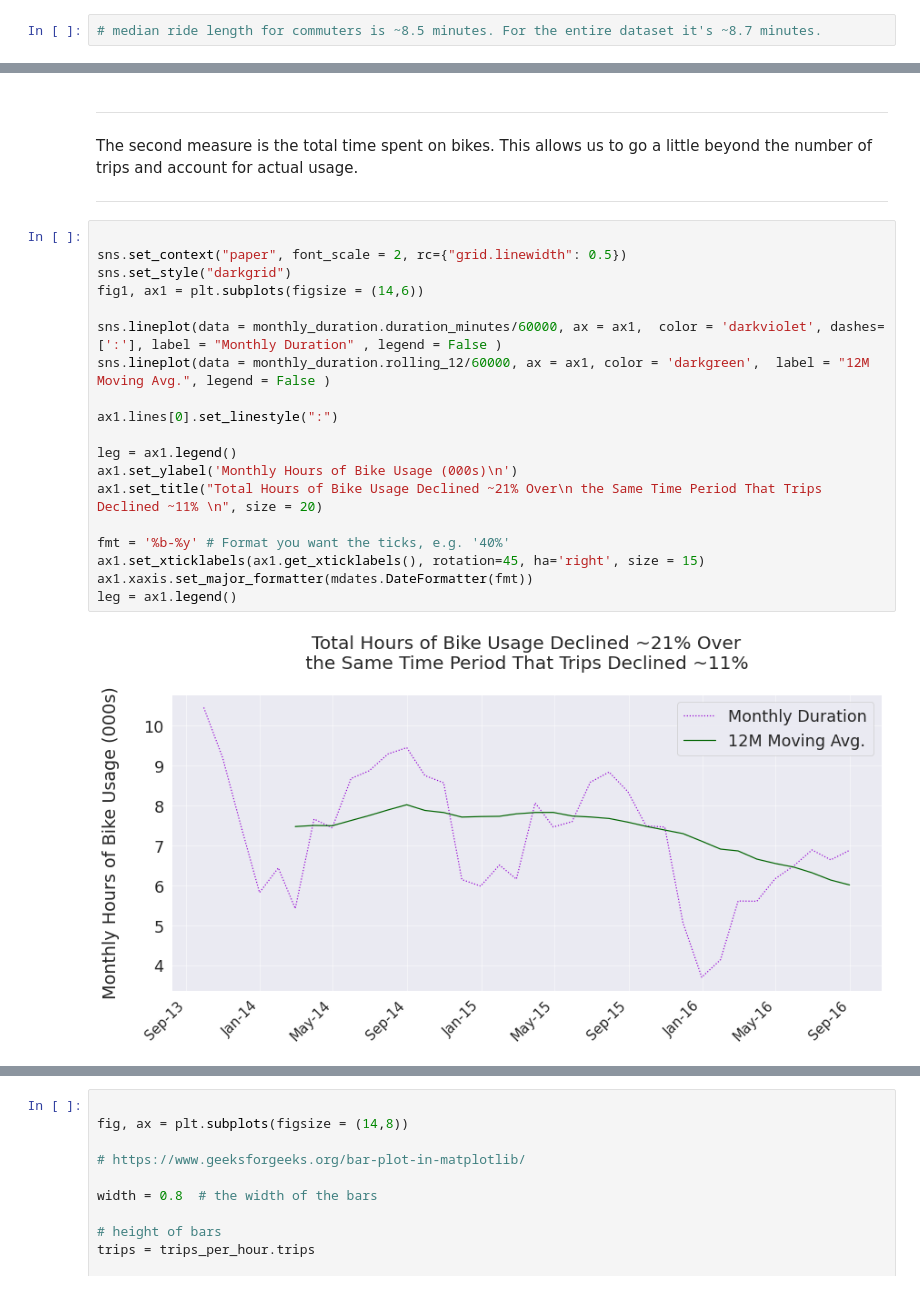
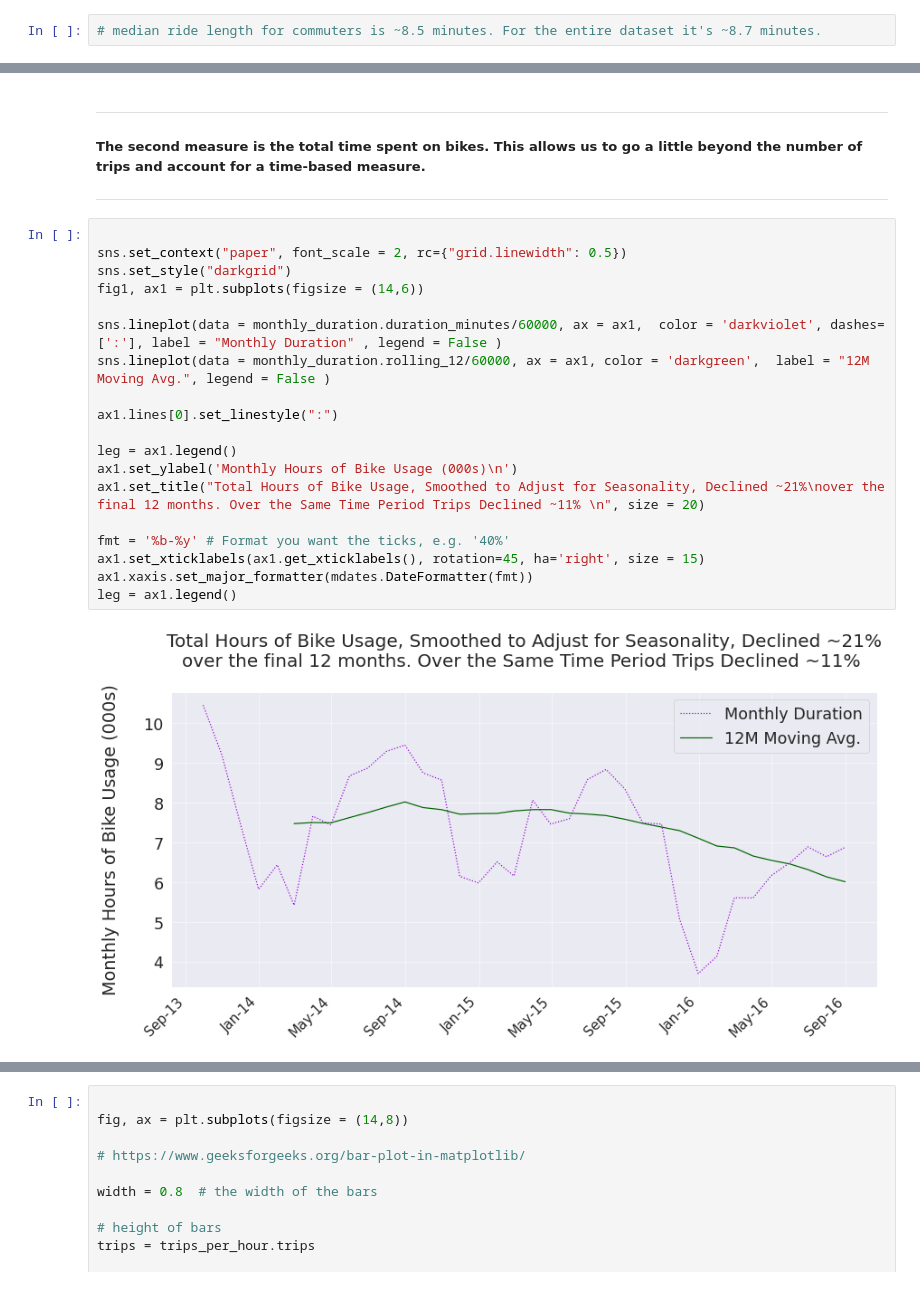
Before and after one commit to FuriousGeorge19/W205-project-1, a Jupyter notebook: Project_1.ipynb, the cells around one changed output, grey strips where cells are left out. Cells and saved outputs as stored; diff of their text form.

```diff
--- a/Project_1.ipynb
+++ b/Project_1.ipynb
@@ -478,26 +342,27 @@ leg = ax1.legend()
 # %% [markdown]
 ***
-The second measure is the total time spent on bikes. This allows us to
-go a little beyond the number of trips and account for actual usage.
+
+##### The second measure is the total time spent on bikes. This allows us to go a little beyond the number of trips and account for a time-based measure.
+
 ***
 # %%
 
 sns.set_context("paper", font_scale = 2, rc={"grid.linewidth": 0.5})
 sns.set_style("darkgrid")
 fig1, ax1 = plt.subplots(figsize = (14,6))
 
 sns.lineplot(data = monthly_duration.duration_minutes/60000, ax = ax1,  color = 'darkviolet', dashes=[':'], label = "Monthly Duration" , legend = False )
 sns.lineplot(data = monthly_duration.rolling_12/60000, ax = ax1, color = 'darkgreen',  label = "12M Moving Avg.", legend = False )
 
 ax1.lines[0].set_linestyle(":")
 
 leg = ax1.legend()
 ax1.set_ylabel('Monthly Hours of Bike Usage (000s)\n')
-ax1.set_title("Total Hours of Bike Usage Declined ~21% Over\n the Same Time Period That Trips Declined ~11% \n", size = 20)
+ax1.set_title("Total Hours of Bike Usage, Smoothed to Adjust for Seasonality, Declined ~21%\nover the final 12 months. Over the Same Time Period Trips Declined ~11% \n", size = 20)
 
 fmt = '%b-%y' # Format you want the ticks, e.g. '40%'
 ax1.set_xticklabels(ax1.get_xticklabels(), rotation=45, ha='right', size = 15)
 ax1.xaxis.set_major_formatter(mdates.DateFormatter(fmt))
 leg = ax1.legend()
 # %% [output]
-[figure, old version]
+[figure, new version]
```
Also changed, not shown: parts of 50 cells of this notebook.
